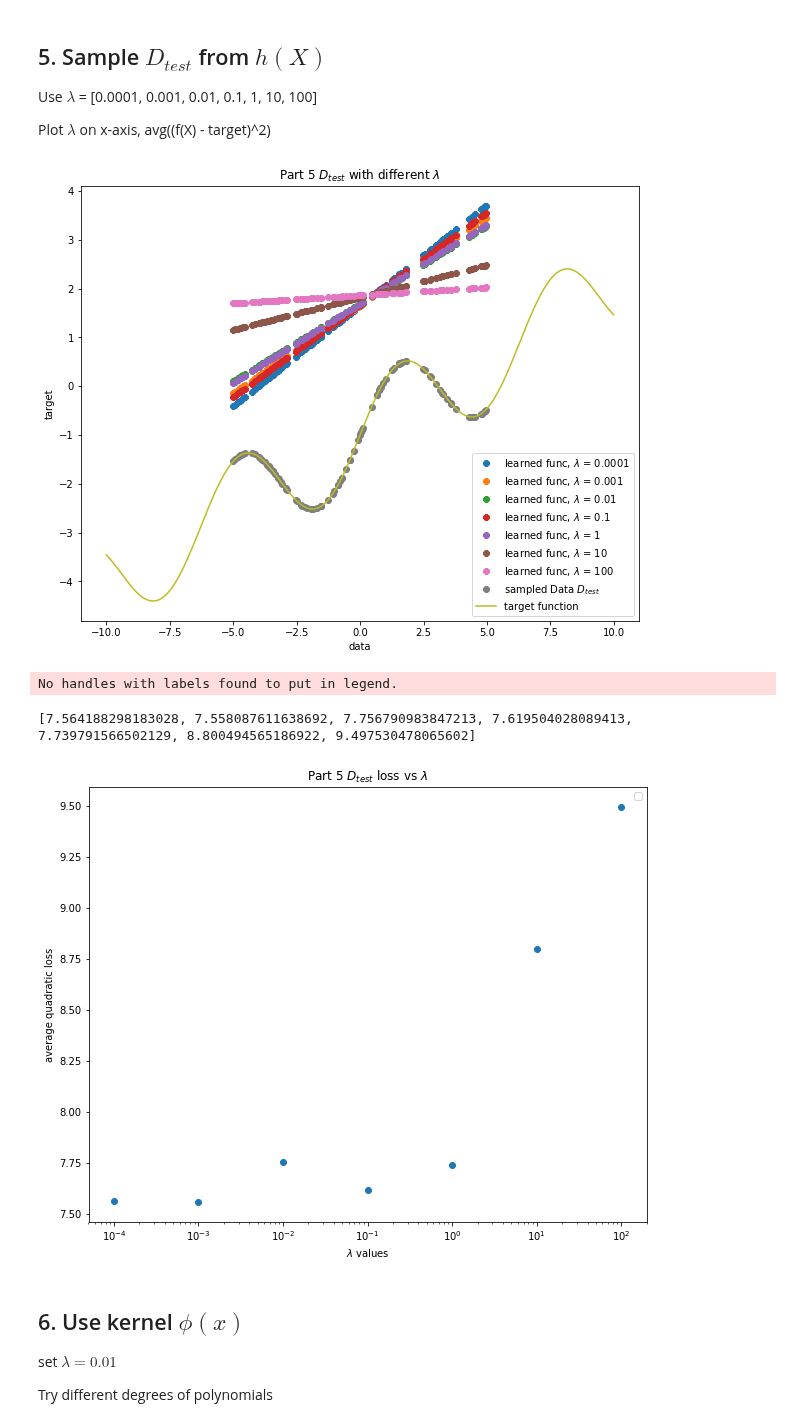
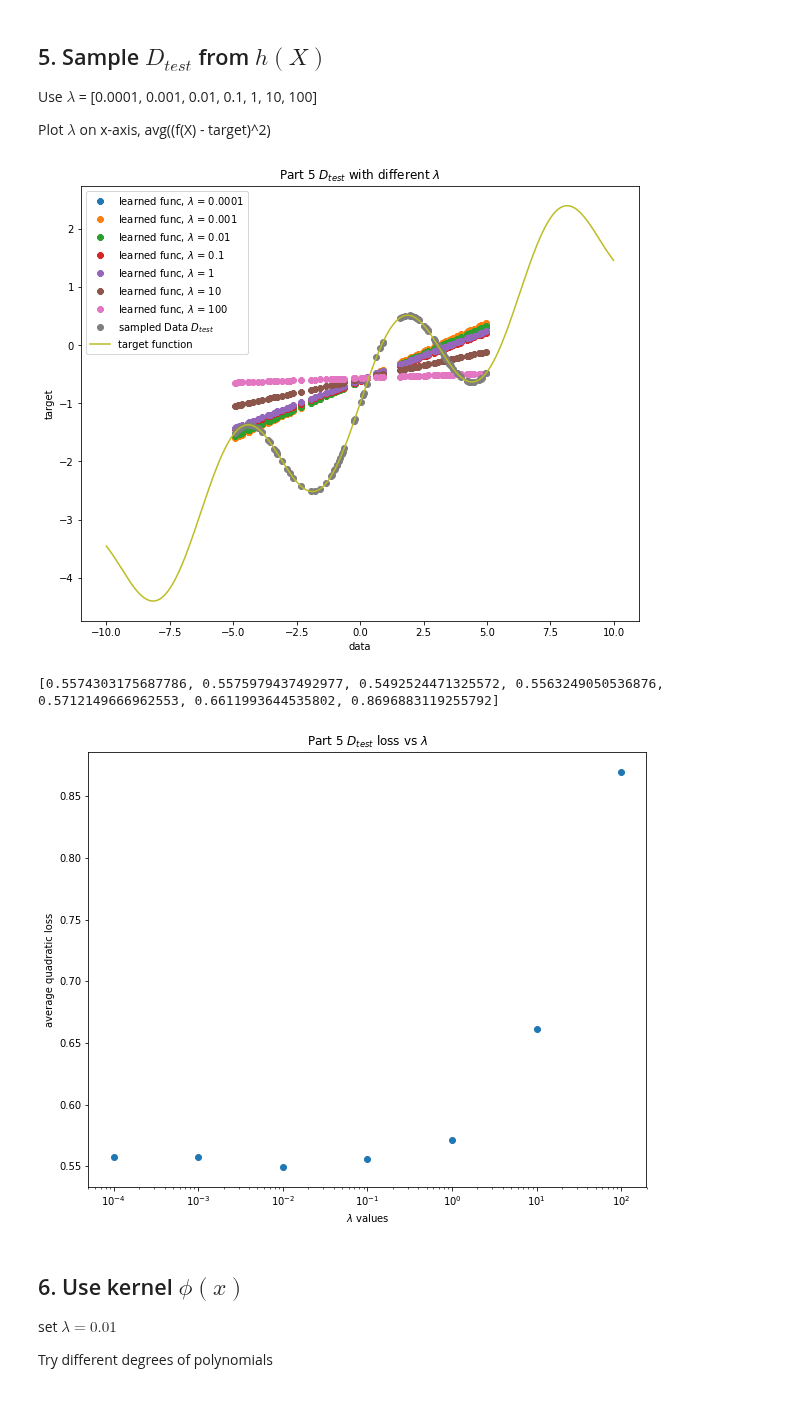
Before and after one commit to violetguos/ift6390, a Jupyter notebook: Homework 2/Practical.ipynb, the cells around one changed output. Drawn from its saved outputs; the diff is of its cells as text; code cells hidden in the pictures.

```diff
--- a/Homework 2/Practical.ipynb
+++ b/Homework 2/Practical.ipynb
@@ -13,8 +13,9 @@ class gradDescent():
         self.stepSize = stepSize
         self.numberSteps = numberSteps
 
-    def ridge_regression(self, weight, bias, data, target):
+    def regression_gradient(self, weight, bias, data, target):
         '''
+        Does ridge regression.
         bias: 1d scalar
         weightedDecay: λ
         stepSize: η
@@ -23,18 +24,18 @@ class gradDescent():
 
         '''
         for i in range(0, self.numberSteps):
-            #gradient of one data, randomly chosen
-                index = np.random.randint(0, data.shape[0])
+            #gradient of one data, randomly chosen (stochastic)
+            index = np.random.randint(0, data.shape[0])
 
-                grad =2*(weight * data[index]  + bias-target[index]) * data[index]
-                #regularization lambda
-                regGrad = 2 * self.weightedDecay * weight
-                regGrad = regGrad + grad
+            grad =2*(weight * data[index]  + bias-target[index]) * data[index]
+            #regularization lambda
+            regGrad = 2 * self.weightedDecay * weight
+            regGrad = regGrad + grad
 
-                weight = weight - self.stepSize*regGrad
+            weight = weight - self.stepSize*regGrad
 
-                biasGrad = - 2*(weight * data[index]  + bias-target[index])
-                bias = bias - self.stepSize*biasGrad
+            biasGrad = 2*(weight * data[index]  + bias-target[index])
+            bias = bias - self.stepSize*biasGrad # Note: I removed the negative sign previously here
         return weight, bias
 # %% [markdown]
 ## 2. Draw Dn from h(x)
@@ -122,38 +124,37 @@ lossArr = []
 
 for i in lambdaVals:
     regGD = gradDescent(weightedDecay = i, stepSize = 0.00025)
-    regGDParam = regGD.ridge_regression(weight, bias, dataDtest[0], dataDtest[1])
+    regGDParam = regGD.regression_gradient(weight, bias, dataDtest[0], dataDtest[1])
 
     xvals = np.arange(-10, 10, 0.01)
     plt.rcParams['figure.figsize'] = [10, 8]
     learnedFunc = (regGDParam[0] * dataDtest[0]) + regGDParam[1]
 
     loss = np.mean((learnedFunc - dataDtest[1])**2)
     lossArr.append(loss)
     plt.plot(dataDtest[0], learnedFunc, '8', label = "learned func, $\lambda$ = {}".format(i) )
 
 plt.plot(dataDtest[0], dataDtest[1], 'o', label="sampled Data $D_{test}$")
 plt.plot(xvals, hX(xvals), label = "target function")
 plt.xlabel("data")
 plt.ylabel("target")
 plt.title("Part 5 $D_{test}$ with different $\lambda$")
 plt.legend(loc='best')
 plt.show()
 
 print(lossArr)
 
 plt.plot(np.array(lambdaVals),np.array(lossArr), 'o')
 plt.xlabel("$\lambda$ values")
 plt.xticks(range(len(lambdaVals)), np.array(lambdaVals))
 plt.xscale('log')
 plt.ylabel("average quadratic loss")
 plt.title("Part 5 $D_{test}$ loss vs $\lambda$")
 plt.show()
 # %% [output]
-[figure, old version]
+[figure, new version]
-No handles with labels found to put in legend.
+[0.5574303175687786, 0.5575979437492977, 0.5492524471325572, 0.5563249050536876, 0.5712149666962553, 0.6611993644535802, 0.8696883119255792]
-[7.564188298183028, 7.558087611638692, 7.756790983847213, 7.619504028089413, 7.739791566502129, 8.800494565186922, 9.497530478065602]
-[figure, old version]
+[figure, new version]
 # %% [markdown]
 ## 6. Use kernel $\phi(x)$
 set $\lambda = 0.01$
```
Also changed, not shown: parts of 3 cells of this notebook.
